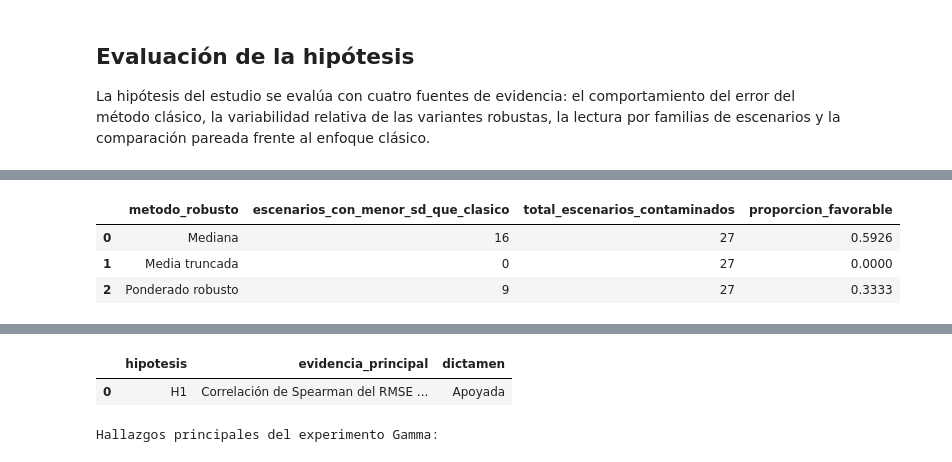
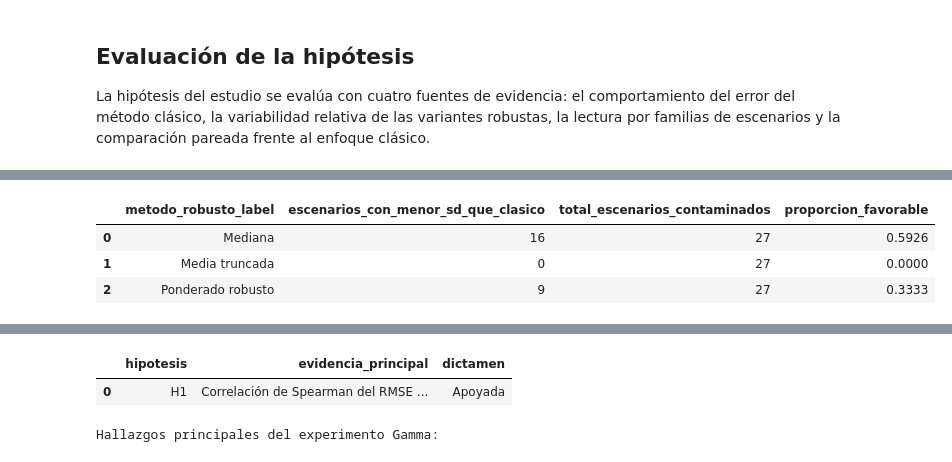
Before and after one commit to nataliazarate1/Proyecto-IBNR-R, a Jupyter notebook: notebooks/ibnr_chain_ladder_robusto.ipynb, the cells around one changed output, grey strips where cells are left out. Cells and saved outputs as stored; diff of their text form; code cells hidden in the pictures.

```diff
--- a/notebooks/ibnr_chain_ladder_robusto.ipynb
+++ b/notebooks/ibnr_chain_ladder_robusto.ipynb
@@ -405,7 +408,9 @@ $$
 
 Por ello, un método favorable no es necesariamente el que minimiza una sola métrica, sino el que presenta un compromiso razonable entre precisión, estabilidad y comportamiento sistemático.
 # %%
-# Cálculo de métricas de desempeño por método y escenario
-metrics_df = compute_method_metrics(results_df).merge(scenario_meta, on="scenario", how="left")
+# C?lculo de m?tricas de desempe?o por m?todo y escenario
+metrics_df = compute_method_metrics(results_df)
+if not {"contamination_proportion", "contamination_magnitude", "contamination_location"}.issubset(metrics_df.columns):
+    metrics_df = metrics_df.merge(scenario_meta, on="scenario", how="left")
 metrics_df.head(12)
 # %% [output]
@@ -739,79 +669,22 @@ plt.show()
 
 La hipótesis del estudio se evalúa con cuatro fuentes de evidencia: el comportamiento del error del método clásico, la variabilidad relativa de las variantes robustas, la lectura por familias de escenarios y la comparación pareada frente al enfoque clásico.
 # %%
-# Evaluación sintética de la hipótesis con base en métricas observadas
-classical_metrics = metrics_df.query("scenario != 'base_sin_contaminacion' and method == 'classical'").copy()
-classical_metrics["log_magnitude"] = np.log(classical_metrics["contamination_magnitude"])
-correlation_table = classical_metrics[
-    ["contamination_proportion", "contamination_magnitude", "log_magnitude", "rmse", "mape", "sd_estimates"]
-].corr(method="spearman")
-
-support_sd = (
-    metrics_df.query("scenario != 'base_sin_contaminacion'")
-    .pivot(index="scenario", columns="method", values="sd_estimates")
-    .assign(
-        median_less_than_classical=lambda df: df["median"] < df["classical"],
-        trimmed_less_than_classical=lambda df: df["trimmed"] < df["classical"],
-        weighted_less_than_classical=lambda df: df["weighted"] < df["classical"],
-    )
+# Evaluaci?n sint?tica de la hip?tesis con base en m?tricas observadas
+correlation_table, robust_sd_summary, hypothesis_table = assess_primary_hypothesis(
+    metrics_df,
+    family_results_df,
+    method_labels=METHOD_LABELS,
 )
 
-robust_sd_summary = pd.DataFrame(
-    {
-        "metodo_robusto": ["median", "trimmed", "weighted"],
-        "escenarios_con_menor_sd_que_clasico": [
-            int(support_sd["median_less_than_classical"].sum()),
-            int(support_sd["trimmed_less_than_classical"].sum()),
-            int(support_sd["weighted_less_than_classical"].sum()),
-        ],
-    }
-)
-robust_sd_summary["total_escenarios_contaminados"] = len(support_sd)
-robust_sd_summary["proporcion_favorable"] = (
-    robust_sd_summary["escenarios_con_menor_sd_que_clasico"]
-    / robust_sd_summary["total_escenarios_contaminados"]
-)
-
-best_stability_row = robust_sd_summary.sort_values("escenarios_con_menor_sd_que_clasico", ascending=False).iloc[0]
-best_stability_method = best_stability_row["metodo_robusto"]
-best_stability_count = int(best_stability_row["escenarios_con_menor_sd_que_clasico"])
-
-contaminated_family_summary = family_results_raw.query("familia != 'Sin contaminación'")
-family_leader_counts = (
-    contaminated_family_summary.groupby("best_mean_method")
-    .size()
-    .sort_values(ascending=False)
-)
-leading_family_method = family_leader_counts.index[0]
-leading_family_count = int(family_leader_counts.iloc[0])
-
-hypothesis_table = pd.DataFrame(
-    [
-        {
-            "hipotesis": "H1",
-            "evidencia_principal": (
-                f"Correlación de Spearman del RMSE clásico con proporción = "
-                f"{correlation_table.loc['contamination_proportion', 'rmse']:.3f}, "
-                f"con magnitud = {correlation_table.loc['contamination_magnitude', 'rmse']:.3f}. "
-                f"En la lectura por familias, {method_labels[leading_family_method]} lidera "
-                f"{leading_family_count} de {len(contaminated_family_summary)} familias contaminadas según RMSE promedio. "
-                f"En variabilidad, el método robusto con mejor resultado es {method_labels[best_stability_method]}, "
-                f"que mejora al clásico en {best_stability_count} de {len(support_sd)} escenarios contaminados."
-            ),
-            "dictamen": "Apoyada" if (
-                correlation_table.loc["contamination_proportion", "rmse"] > 0
-                and correlation_table.loc["contamination_magnitude", "rmse"] > 0
-                and leading_family_method != "classical"
-                and best_stability_count >= len(support_sd) / 2
-            ) else "Parcialmente apoyada",
-        },
-    ]
-)
-
-print("Correlaciones de Spearman para el método clásico en escenarios contaminados:")
+print("Correlaciones de Spearman para el m?todo cl?sico en escenarios contaminados:")
 display(correlation_table)
-print("Resumen de estabilidad relativa de los métodos robustos:")
-display(robust_sd_summary.assign(metodo_robusto=lambda df: df["metodo_robusto"].map(method_labels)))
-print("Evaluación sintética de la hipótesis:")
+print("Resumen de estabilidad relativa de los m?todos robustos:")
+display(robust_sd_summary.loc[:, [
+    "metodo_robusto_label",
+    "escenarios_con_menor_sd_que_clasico",
+    "total_escenarios_contaminados",
+    "proporcion_favorable",
+]])
+print("Evaluaci?n sint?tica de la hip?tesis:")
 display(hypothesis_table)
 # %% [output]
@@ -827,4 +700,4 @@ Resumen de estabilidad relativa de los métodos robustos:
-|  | metodo_robusto | escenarios_con_menor_sd_que_clasico | total_escenarios_contaminados | proporcion_favorable |
+|  | metodo_robusto_label | escenarios_con_menor_sd_que_clasico | total_escenarios_contaminados | proporcion_favorable |
 | 0 | Mediana | 16 | 27 | 0.5926 |
 | 1 | Media truncada | 0 | 27 | 0.0000 |
 | 2 | Ponderado robusto | 9 | 27 | 0.3333 |
```
Also changed, not shown: parts of 4 cells of this notebook, 5 other files.
